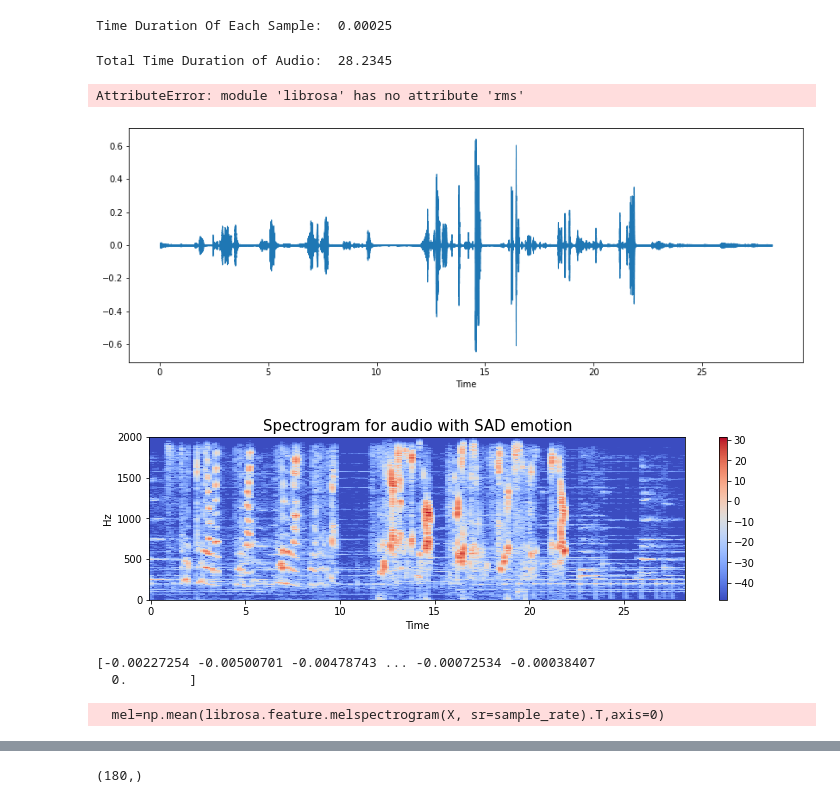
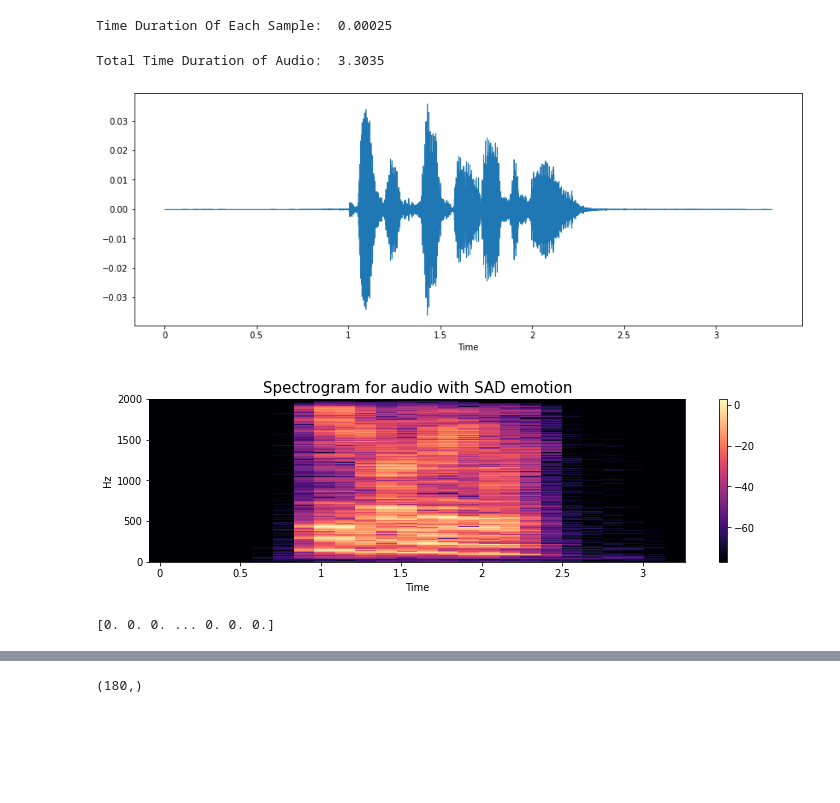
Before and after one commit to theriteshsharma/SpeechEmotionRecognition, a Jupyter notebook: ser_model/Notebooks/fullfeatures.ipynb, the cells around one changed output, grey strips where cells are left out. Cells and saved outputs as stored; diff of their text form; code cells hidden in the pictures; blank space fills up the shorter version.

```diff
--- a/ser_model/Notebooks/fullfeatures.ipynb
+++ b/ser_model/Notebooks/fullfeatures.ipynb
@@ -16,5 +12,5 @@ from pydub.silence import split_on_silence
 # %%
-file_path = 'audio.wav'
+file_path = 'F:\\01 Code\\01 Projects\\SpeechEmotionRecognitionApp\\ser_model\\speech-emotion-recognition-ravdess-data\\Actor_01\\03-01-01-01-01-01-01.wav'
 audio, sr = librosa.load(file_path,sr=4000)
 # 44100
 # %%
@@ -36,19 +32,18 @@ Time Duration Of Each Sample:  0.00025
 # %%
 print("Total Time Duration of Audio: ", (1/sr)*len(audio))
 # %% [output]
-Total Time Duration of Audio:  28.2345
+Total Time Duration of Audio:  3.3035
 # %%
 plt.figure(figsize=(14, 5))
 librosa.display.waveshow(audio, sr=sr)
 ans =  librosa.feature.rms(audio);
-plt.
+
 
 
 # 1024
 # 512
 # %% [output]
-AttributeError: module 'librosa' has no attribute 'rms'
-[figure, old version]
+[figure, new version]
 # %%
 def create_spectrogram(data, sr, e):
     # stft function converts the data into short term fourier transform
@@ -62,7 +57,7 @@ def create_spectrogram(data, sr, e):
 # %%
 create_spectrogram(audio,sr,"SAD")
 # %% [output]
-[figure, old version]
+[figure, new version]
 # %%
 def extract_feature(audio, mfcc, chroma, mel):
     print(audio)
@@ -84,9 +79,7 @@ def extract_feature(audio, mfcc, chroma, mel):
 # %%
  my_audio_feature = extract_feature(audio,mfcc=True,chroma=True,mel=True)
 # %% [output]
-[-0.00227254 -0.00500701 -0.00478743 ... -0.00072534 -0.00038407
-  0.        ]
+[0. 0. 0. ... 0. 0. 0.]
-  mel=np.mean(librosa.feature.melspectrogram(X, sr=sample_rate).T,axis=0)
 # %%
 def extract_feature(file_name, mfcc, chroma, mel):
     with soundfile.SoundFile(file_name) as sound_file:
```
Also changed, not shown: parts of 6 cells of this notebook, 2 other files.
